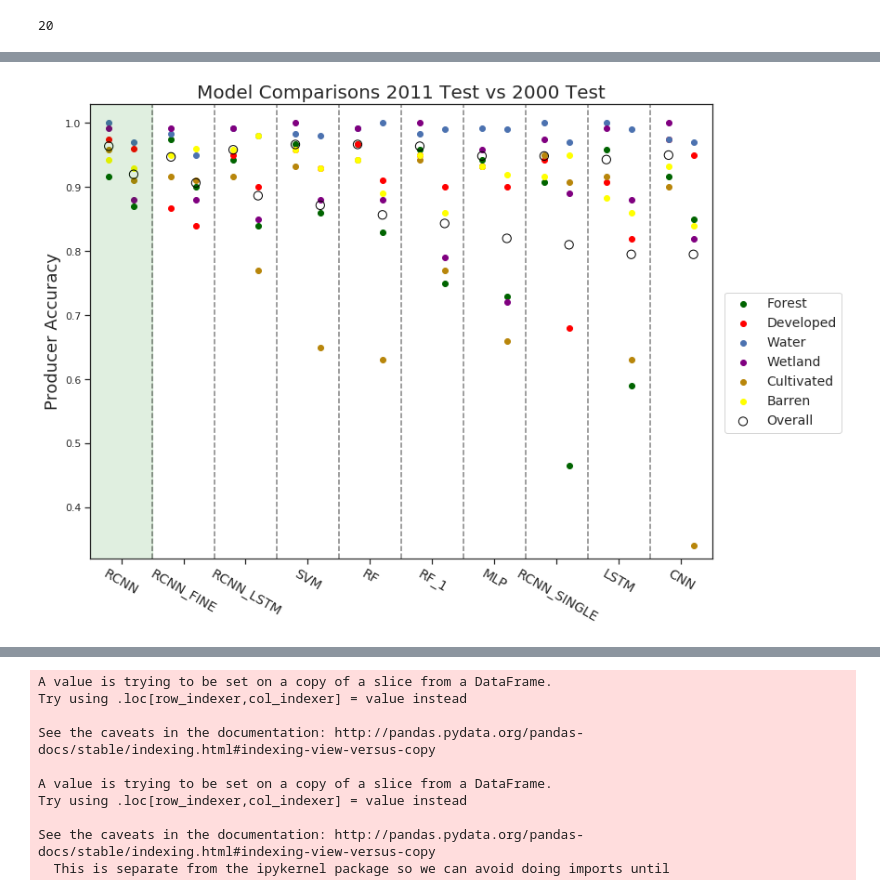
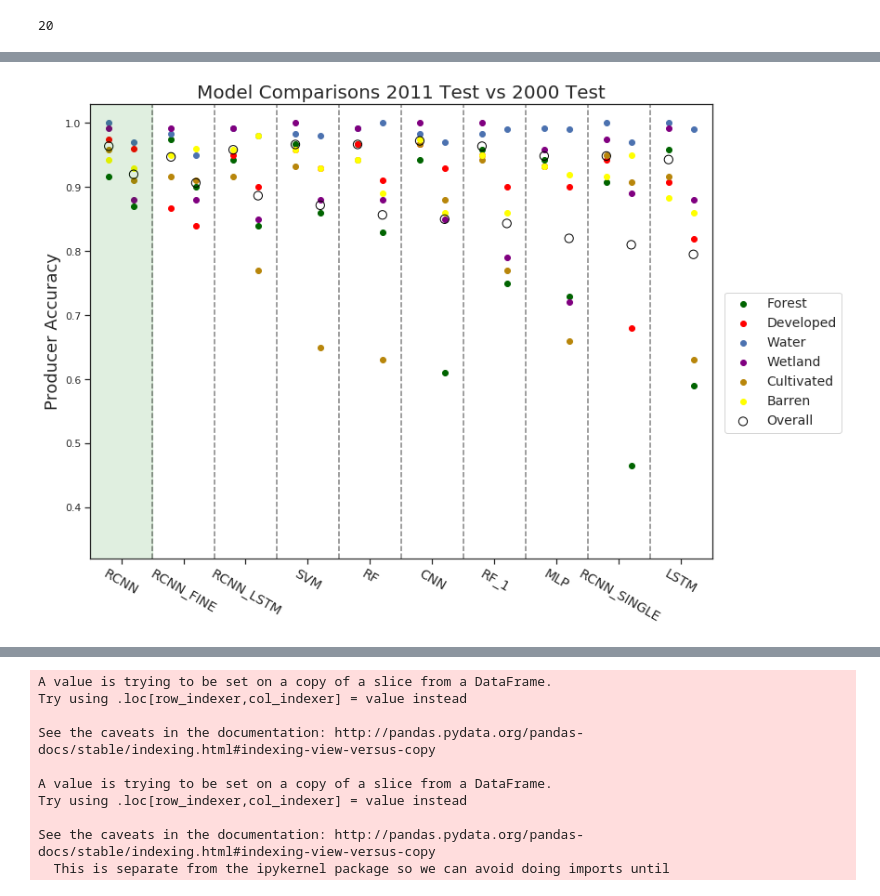
Before and after one commit to patrickcgray/landcover_rcnn, a Jupyter notebook: rcnn/Inspecting Model Accuracy Results.ipynb, the cells around one changed output, grey strips where cells are left out. Cells and saved outputs as stored; diff of their text form; code cells hidden in the pictures.

```diff
--- a/rcnn/Inspecting Model Accuracy Results.ipynb
+++ b/rcnn/Inspecting Model Accuracy Results.ipynb
@@ -132,5 +132,7 @@ ax.legend(bbox_to_anchor=(1.01, 0.6))
 # %%
 experiments = experiments[~(experiments.evaluation_dataset == '2010val')]
+# %%
+experiments = experiments[~(experiments.model_name == 'cnn')]
 # %%
 experiments[experiments.evaluation_dataset == '2000test_corrected'].sort_values(by=['overall_acc'])['model_name']
 # %% [output]
@@ -160,15 +162,15 @@ for index, exp in experiments.iterrows():
         x_location = 4
     elif exp['model_name'] == 'rf':
         x_location = 5
+    elif exp['model_name'] == 'cnn_larger':
+        x_location = 6
     elif exp['model_name'] == 'rf_1':
-        x_location = 6
+        x_location = 7
     elif exp['model_name'] == 'mlp':
-        x_location = 7
+        x_location = 8
     elif exp['model_name'] == 'rcnn_single':
-        x_location = 8
+        x_location = 9
     elif exp['model_name'] == 'lstm':
-        x_location = 9
-    elif exp['model_name'] == 'cnn':
         x_location = 10
 
     if exp['evaluation_dataset'] == '2000test_corrected':
@@ -234,32 +250,32 @@ ax.scatter(x_spacing, experiments['wetland_acc_prod'], label='Wetland', marker='
 ax.scatter(x_spacing, experiments['cult_acc_prod'], label='Cultivated', marker='o', facecolors='darkgoldenrod', edgecolors='darkgoldenrod')
 ax.scatter(x_spacing, experiments['barren_acc_prod'], label='Barren', marker='o', facecolors='yellow', edgecolors='yellow')
 
 ax.scatter(x_spacing, experiments['overall_acc'], label='Overall', marker='o', facecolors='None', edgecolors='black', s=85)
 
 
 
 ax.set_ylim(0.32,1.03)
 
 ax.axvline(x=1.5, c='black', linestyle='--', alpha=0.5)
 ax.axvline(x=2.5, c='black', linestyle='--', alpha=0.5)
 ax.axvline(x=3.5, c='black', linestyle='--', alpha=0.5)
 ax.axvline(x=4.5, c='black', linestyle='--', alpha=0.5)
 ax.axvline(x=5.5, c='black', linestyle='--', alpha=0.5)
 ax.axvline(x=6.5, c='black', linestyle='--', alpha=0.5)
 ax.axvline(x=7.5, c='black', linestyle='--', alpha=0.5)
 ax.axvline(x=8.5, c='black', linestyle='--', alpha=0.5)
 ax.axvline(x=9.5, c='black', linestyle='--', alpha=0.5)
 ax.axvspan(0.5, 1.5, alpha=0.12, color='green')
 
 ax.set_xlim(0.5,10.5)
 
 
-ax.set_xticklabels(['RCNN', 'RCNN_FINE', 'RCNN_LSTM', 'SVM', 'RF', 'RF_1', 'MLP', 'RCNN_SINGLE', 'LSTM', 'CNN'], rotation=-30, fontsize=14)
+ax.set_xticklabels(['RCNN', 'RCNN_FINE', 'RCNN_LSTM', 'SVM', 'RF', 'CNN', 'RF_1', 'MLP', 'RCNN_SINGLE', 'LSTM'], rotation=-30, fontsize=14)
 ax.set_xticks(np.arange(1, 11, step=1))
 #ax.set_xlabel('Model', fontsize=20)
 ax.set_ylabel('Producer Accuracy', fontsize=18)
 ax.set_title('Model Comparisons 2011 Test vs 2000 Test', fontsize=20)
 ax.legend(bbox_to_anchor=(1.01, 0.6), fontsize=14)
 fig.savefig('detailed_model_comparisons_rev_update.png', bbox_inches='tight', dpi=600)
 # %% [output]
-[figure, old version]
+[figure, new version]
```
Also changed, not shown: parts of 10 cells of this notebook, 1 other file.
